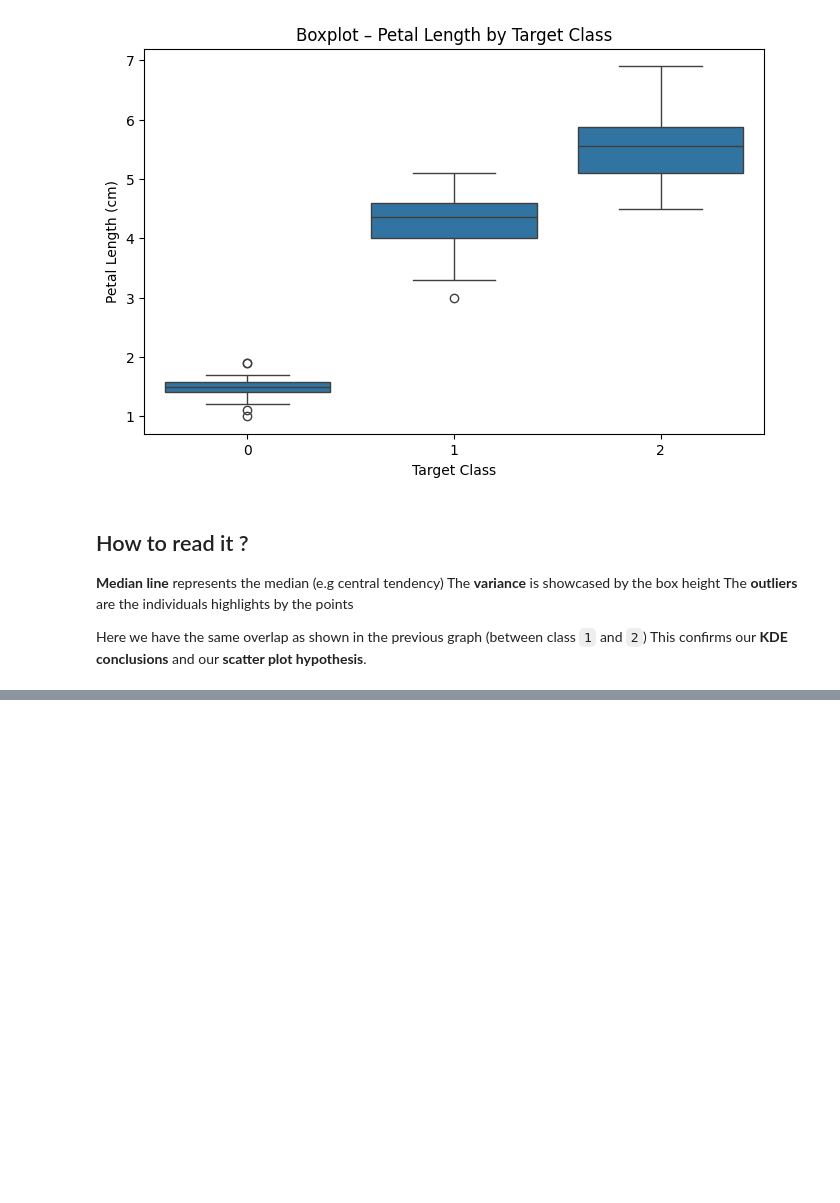
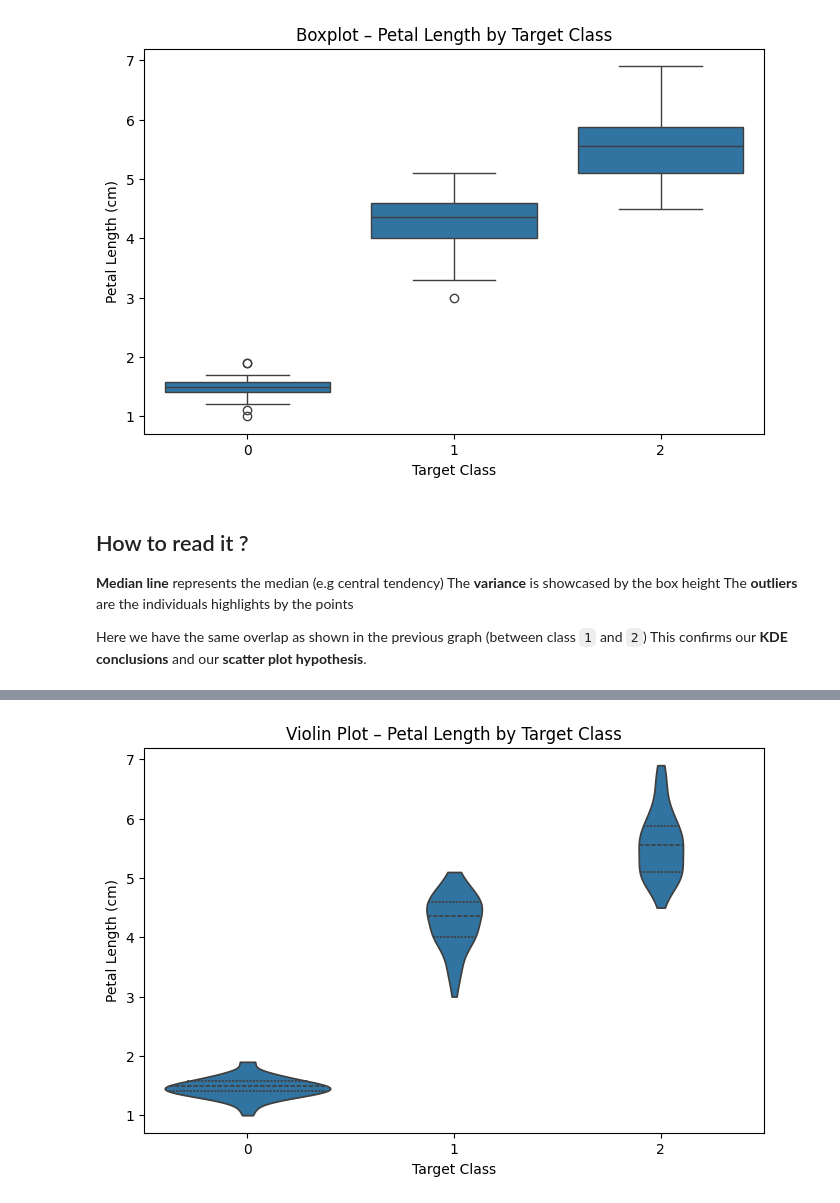
Before and after one commit to pierreprudh/Personal-Cheatsheets, a Jupyter notebook: 3 - Visualization/Vizualization_cheatsheet.ipynb, the cells around one changed output, grey strips where cells are left out. Drawn from its saved outputs; the diff is of its cells as text; code cells hidden in the pictures; blank space fills up the shorter version.

```diff
--- a/3 - Visualization/Vizualization_cheatsheet.ipynb
+++ b/3 - Visualization/Vizualization_cheatsheet.ipynb
@@ -241,0 +249,17 @@ This confirms our **KDE conclusions** and our **scatter plot hypothesis**.
+# %%
+plt.figure(figsize=(8, 5))
+
+sns.violinplot(
+    data=iris,
+    x="target",
+    y="petal length (cm)",
+    inner="quartile",
+    cut=0
+)
+
+plt.xlabel("Target Class")
+plt.ylabel("Petal Length (cm)")
+plt.title("Violin Plot – Petal Length by Target Class")
+plt.show()
+# %% [output]
+[figure, added]
```
Also changed, not shown: parts of 11 cells of this notebook.
